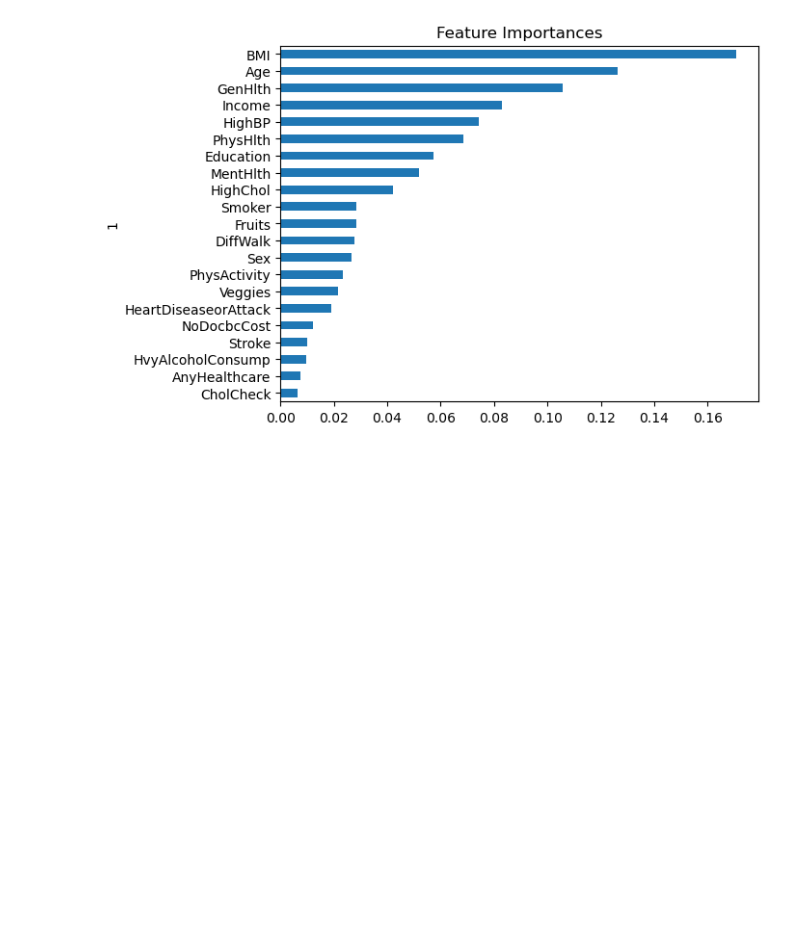
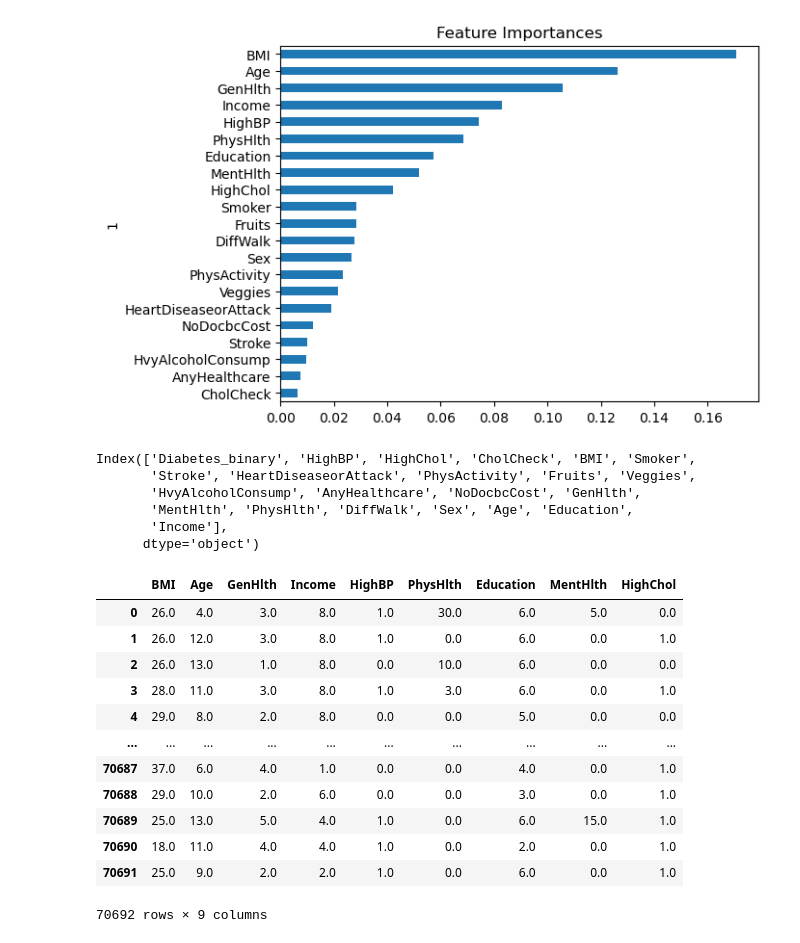
Before and after one commit to jakekova/final_project_bootcamp, a Jupyter notebook: Final_Project.ipynb, the cells around one changed output. Drawn from its saved outputs; the diff is of its cells as text; code cells hidden in the pictures; blank space fills up the shorter version.

```diff
--- a/Final_Project.ipynb
+++ b/Final_Project.ipynb
@@ -648,3 +648,33 @@ importances_sorted.plot(kind = 'barh', title = 'Feature Importances', legend = F
 # %% [output]
 <Axes: title={'center': 'Feature Importances'}, ylabel='1'>
 [figure]
+# %%
+# Second RandomForest model with more relevant columns
+df.columns
+# %% [output]
+Index(['Diabetes_binary', 'HighBP', 'HighChol', 'CholCheck', 'BMI', 'Smoker',
+       'Stroke', 'HeartDiseaseorAttack', 'PhysActivity', 'Fruits', 'Veggies',
+       'HvyAlcoholConsump', 'AnyHealthcare', 'NoDocbcCost', 'GenHlth',
+       'MentHlth', 'PhysHlth', 'DiffWalk', 'Sex', 'Age', 'Education',
+       'Income'],
+      dtype='object')
+# %%
+# Setting up x and y variables
+x2 = df[['BMI', 'Age', 'GenHlth', 'Income', 'HighBP', 'PhysHlth', 'Education', 'MentHlth', 'HighChol']]
+y2 = df['Diabetes_binary']
+# %%
+x2
+# %% [output]
+|  | BMI | Age | GenHlth | Income | HighBP | PhysHlth | Education | MentHlth | HighChol |
+| 0 | 26.0 | 4.0 | 3.0 | 8.0 | 1.0 | 30.0 | 6.0 | 5.0 | 0.0 |
+| 1 | 26.0 | 12.0 | 3.0 | 8.0 | 1.0 | 0.0 | 6.0 | 0.0 | 1.0 |
+| 2 | 26.0 | 13.0 | 1.0 | 8.0 | 0.0 | 10.0 | 6.0 | 0.0 | 0.0 |
+| 3 | 28.0 | 11.0 | 3.0 | 8.0 | 1.0 | 3.0 | 6.0 | 0.0 | 1.0 |
+| 4 | 29.0 | 8.0 | 2.0 | 8.0 | 0.0 | 0.0 | 5.0 | 0.0 | 0.0 |
+| ... | ... | ... | ... | ... | ... | ... | ... | ... | ... |
+| 70687 | 37.0 | 6.0 | 4.0 | 1.0 | 0.0 | 0.0 | 4.0 | 0.0 | 1.0 |
+| 70688 | 29.0 | 10.0 | 2.0 | 6.0 | 0.0 | 0.0 | 3.0 | 0.0 | 1.0 |
+| 70689 | 25.0 | 13.0 | 5.0 | 4.0 | 1.0 | 0.0 | 6.0 | 15.0 | 1.0 |
+| 70690 | 18.0 | 11.0 | 4.0 | 4.0 | 1.0 | 0.0 | 2.0 | 0.0 | 1.0 |
+| 70691 | 25.0 | 9.0 | 2.0 | 2.0 | 1.0 | 0.0 | 6.0 | 0.0 | 1.0 |
+70692 rows × 9 columns
```
Also changed, not shown: parts of 27 cells of this notebook, 6 other files.
